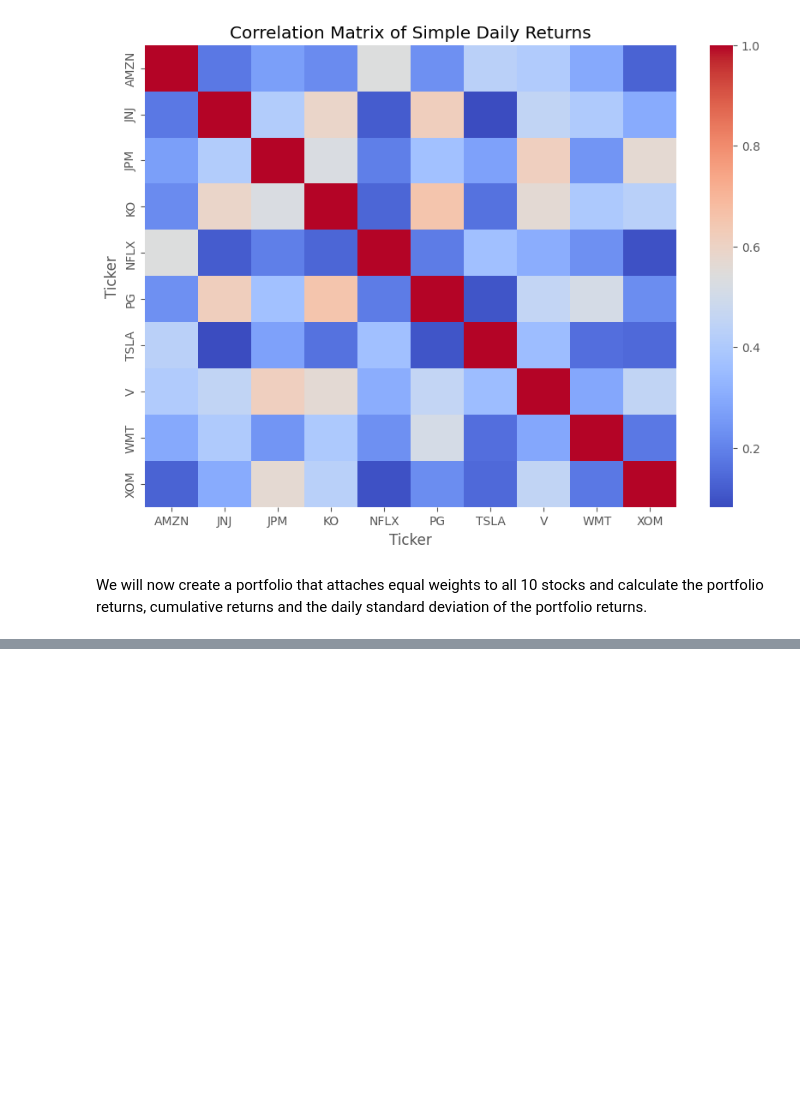
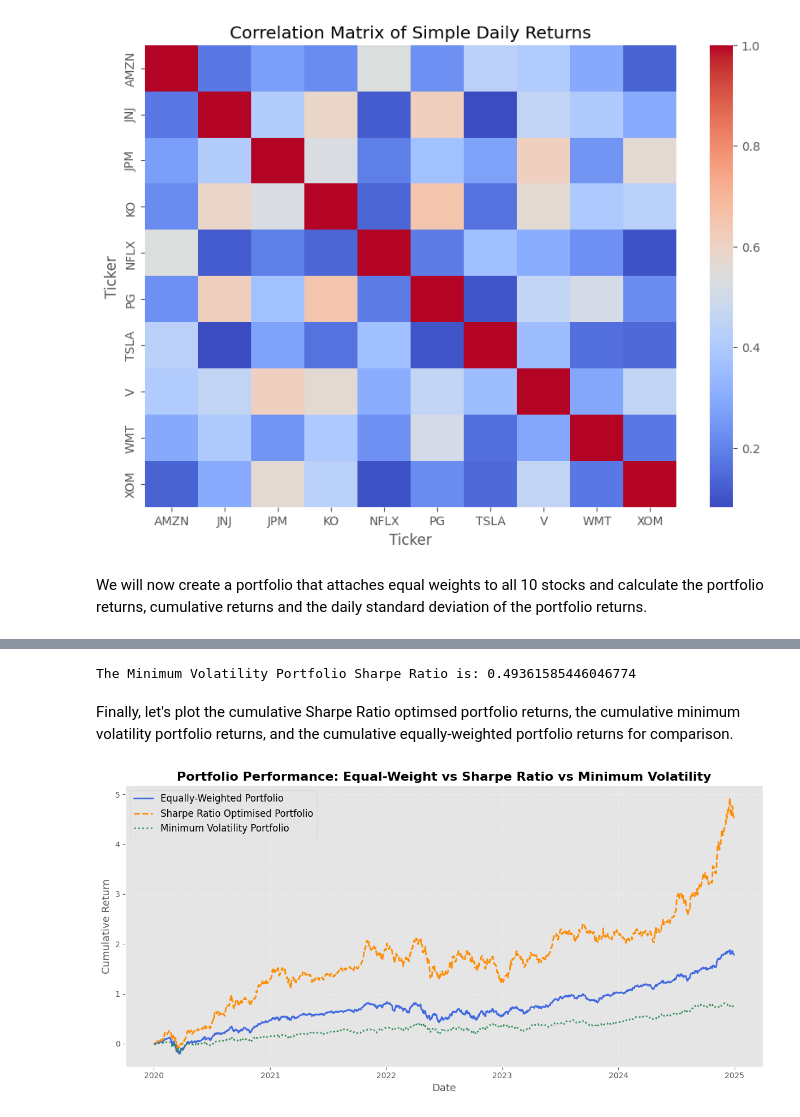
Before and after one commit to Imperial-Business-School/python-for-finance-Sophie222222, a Jupyter notebook: Individual Assignment/Individual Assignment.ipynb, the cells around one changed output, grey strips where cells are left out. Drawn from its saved outputs; the diff is of its cells as text; code cells hidden in the pictures; blank space fills up the shorter version.

```diff
--- a/Individual Assignment/Individual Assignment.ipynb
+++ b/Individual Assignment/Individual Assignment.ipynb
@@ -1104,0 +1157,52 @@ annualised_volatility = daily_std * np.sqrt(trading_days)
+# %%
+#Minimum Volatility Portfolio - find weights that minimise portfolio volatility (risk)
+
+#Define a function to calculate the portfolio volatility for a given set of weights
+def minimum_volatility(weights):
+    return np.dot(weights.T, np.dot(returns.cov(), weights)) ** 0.5 #returns.cov() calculates the covariance matrix of stock returns, ** 0.5 takes the square root of the portfolio variance to arrive at the standard deviation
+
+#Set constraints
+min_vol_cons = {"type": "eq", "fun": lambda x: sum(x) - 1}
+
+#Set bounds
+min_vol_bounds = tuple((0, 1) for x in range(10))
+
+#Obtain optimal weights
+min_vol_optimal = minimize(minimum_volatility, init_weights, bounds=min_vol_bounds, constraints=min_vol_cons)
+min_vol_optimal_weights = min_vol_optimal.x
+
+#Calculate portfolio returns with optimal weights
+min_vol_returns = np.dot(returns, min_vol_optimal_weights)
+
+#Calculate cumulative returns with optimal weights
+min_vol_cumulative_returns = (1 + min_vol_returns).cumprod() - 1
+
+#Calculate the annualised return and volatility for the optimised portfolio
+min_vol_annualised_returns = min_vol_returns.mean() * trading_days
+min_vol_annualised_volatility = min_vol_returns.std() * np.sqrt(trading_days)
+
+#Calculate the new Sharpe Ratio
+min_vol_sharpe = (min_vol_annualised_returns - RFR) / min_vol_annualised_volatility
+print(f"The Minimum Volatility Portfolio Sharpe Ratio is: {min_vol_sharpe}")
+# %% [output]
+The Minimum Volatility Portfolio Sharpe Ratio is: 0.49361585446046774
+# %% [markdown]
+Finally, let's plot the cumulative Sharpe Ratio optimsed portfolio returns, the cumulative minimum volatility portfolio returns, and the cumulative equally-weighted portfolio returns for comparison.
+# %%
+#Match number of values in data frame to number of return values
+dates = pivot_df.index[1:]
+
+#Plot
+plt.figure(figsize=(12, 6))
+plt.plot(dates, cumulative_returns, label="Equally-Weighted Portfolio", color="royalblue", linewidth=2)
+plt.plot(dates, optimal_cumulative_returns, label="Sharpe Ratio Optimised Portfolio", color="darkorange", linewidth=2, linestyle="--")
+plt.plot(dates, min_vol_cumulative_returns, label="Minimum Volatility Portfolio", color="seagreen", linewidth=2, linestyle=":")
+plt.legend(fontsize=12, frameon=True, loc="upper left")
+plt.title("Portfolio Performance: Equal-Weight vs Sharpe Ratio vs Minimum Volatility", fontsize=16, fontweight='bold')
+plt.xlabel("Date", fontsize=13)
+plt.ylabel("Cumulative Return", fontsize=13)
+plt.grid(True, linestyle=":", linewidth=0.7, alpha=0.7)
+plt.tight_layout()
+plt.show()
+# %% [output]
+[figure, added]
```
Also changed, not shown: parts of 11 cells of this notebook.
